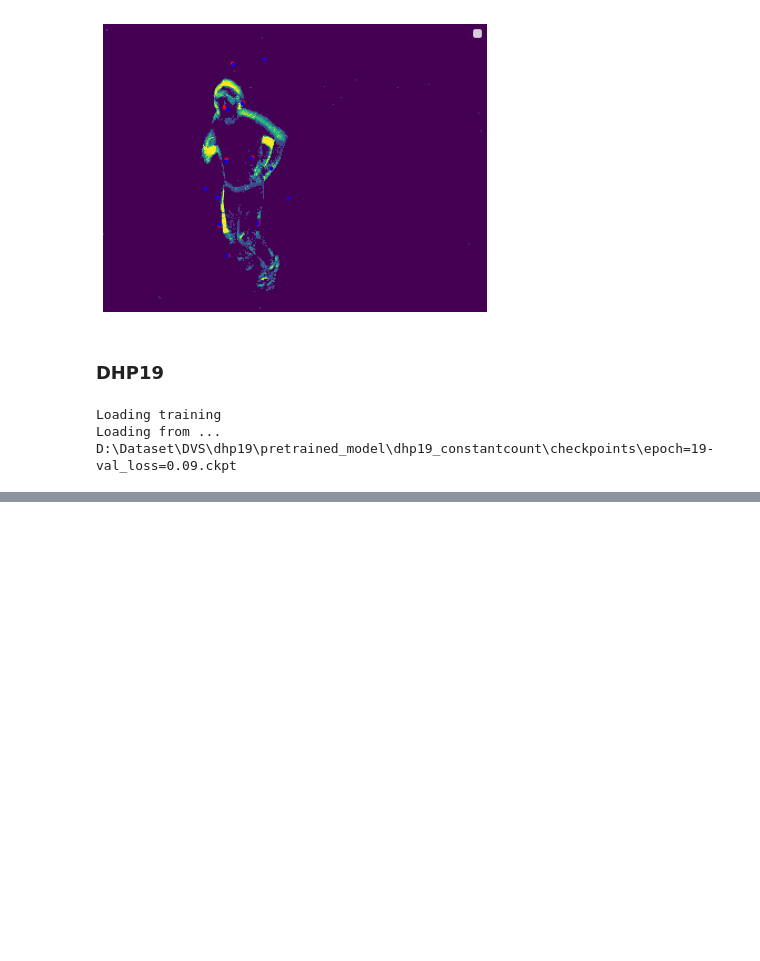
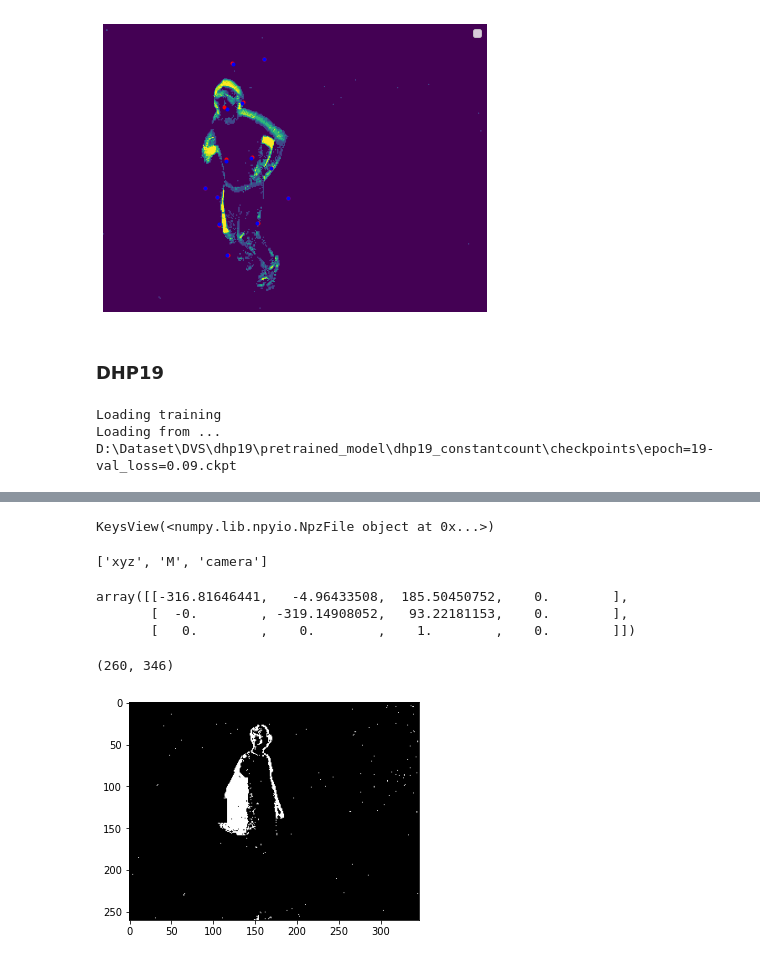
Before and after one commit to miracleyoo/lifting_events_to_3d_hpe, a Jupyter notebook: notebooks/Tutorial_train_test_visualize_dhp19_h3m.ipynb, the cells around one changed output, grey strips where cells are left out. Cells and saved outputs as stored; diff of their text form; code cells hidden in the pictures; blank space fills up the shorter version.

```diff
--- a/notebooks/Tutorial_train_test_visualize_dhp19_h3m.ipynb
+++ b/notebooks/Tutorial_train_test_visualize_dhp19_h3m.ipynb
@@ -94,0 +152,25 @@ No handles with labels found to put in legend.
+# %%
+lb = np.load(r'J:\datasets\DVS\dhp19\time_count_dataset\labels\S10_session_1_mov_1_frame_0_cam_1_2dhm.npz')
+print(lb.keys())
+# %% [output]
+KeysView(<numpy.lib.npyio.NpzFile object at 0x...>)
+# %%
+list(lb.keys())
+# %% [output]
+['xyz', 'M', 'camera']
+# %%
+lb.get('camera')
+# %% [output]
+array([[-316.81646441,   -4.96433508,  185.50450752,    0.        ],
+       [  -0.        , -319.14908052,   93.22181153,    0.        ],
+       [   0.        ,    0.        ,    1.        ,    0.        ]])
+# %%
+fms = np.load(r'J:\datasets\DVS\dhp19\time_count_dataset\frames\S10_session_1_mov_2_frame_11_cam_2.npy')
+print(fms.shape)
+# %% [output]
+(260, 346)
+# %%
+from mlib import mcv
+mcv.imshow(fms, multiply=255)
+# %% [output]
+[figure, added]
```
Also changed, not shown: parts of 10 cells of this notebook, 1 other file.
